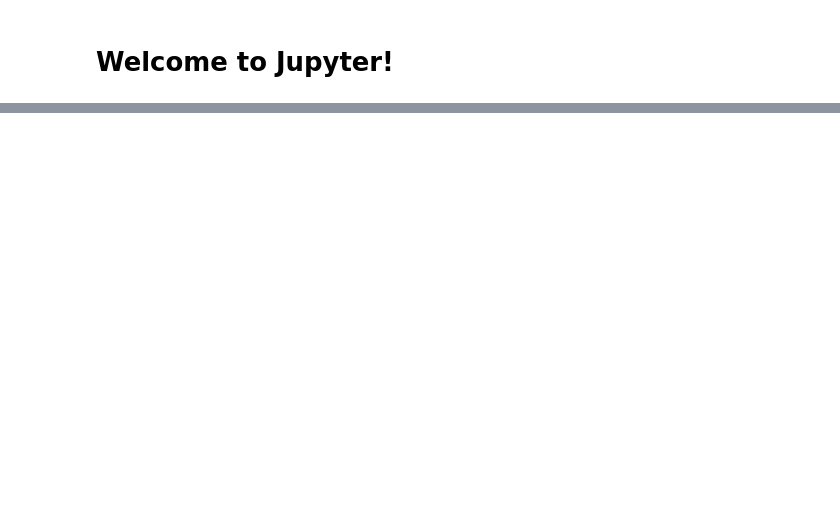
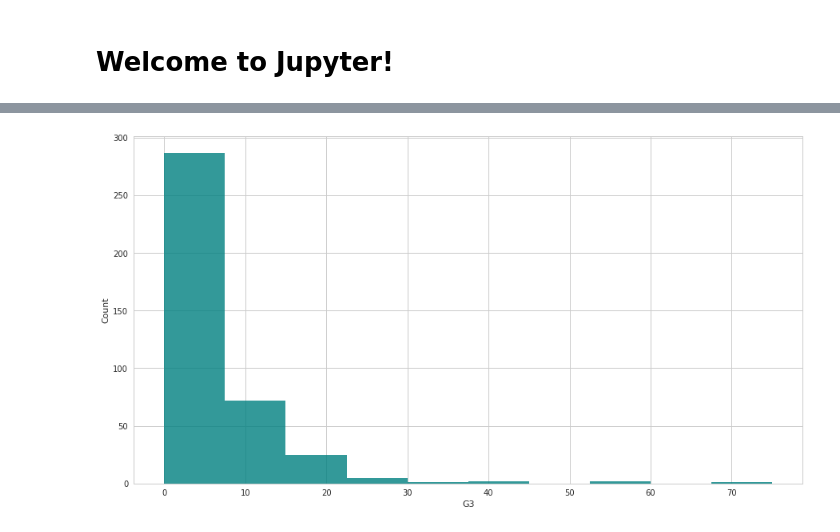
Before and after one commit to Azamatuz/data_analysis, a Jupyter notebook: student_performance.ipynb, the cells around one changed output, grey strips where cells are left out. Saved outputs shown, nothing was run; the diff lists cells and outputs as text; code cells hidden in the pictures; blank space fills up the shorter version.

```diff
--- a/student_performance.ipynb
+++ b/student_performance.ipynb
@@ -118,0 +36,18 @@ KeyError: 1
+# %%
+# Import charting libraries
+import matplotlib.pyplot as plt
+import seaborn as sns
+plt.rc("font", size=14)
+import seaborn as sns
+sns.set(style="white") #white background style for seaborn plots
+sns.set(style="whitegrid", color_codes=True)
+
+# Import data managment libraries
+import numpy as np # linear algebra
+import pandas as pd # data processing, CSV file I/O (e.g. pd.read_csv)
+## Imoprt function
+#from data_uploader_from_csv.ipynb import data_uploader
+# %%
+df = data_uploader() # corect long name - "df_students_data". I use short 'df' to make it faster
+# %%
+df = df.drop([395])
@@ -118,0 +56,4 @@ KeyError: 1
+# %%
+df['absences'] = df['absences'].apply(pd.to_numeric)
+df['G3'] = df['G3'].apply(pd.to_numeric)
+df['age'] = df['age'].apply(pd.to_numeric)
@@ -118,0 +90,7 @@ KeyError: 1
+# %%
+plt.figure(figsize=(15,8))
+ax = df["absences"].hist(bins=10, color='teal', alpha=0.8)
+ax.set(xlabel='G3', ylabel='Count')
+plt.show()
+# %% [output]
+[figure, added]
```
Also changed, not shown: parts of 38 cells of this notebook.
